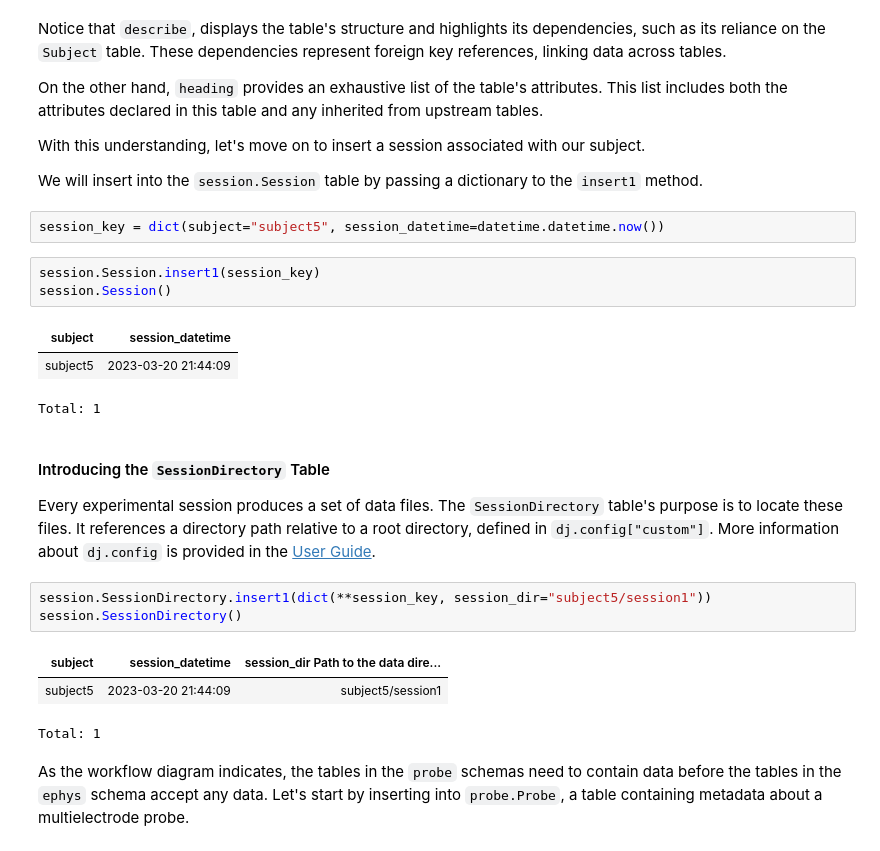
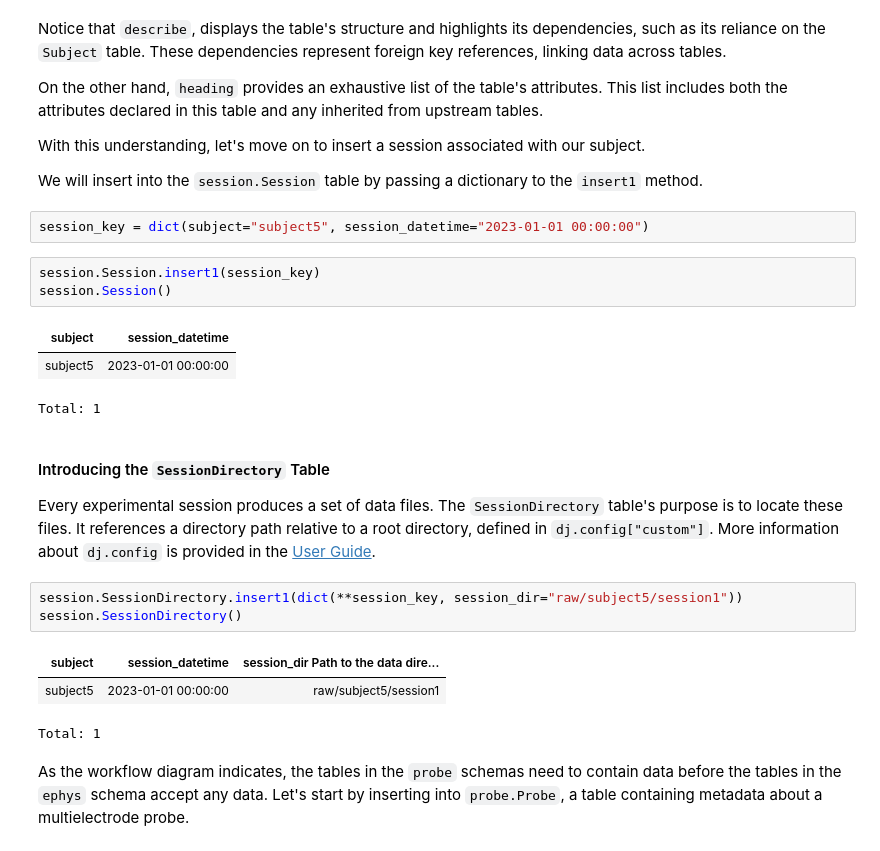
Before and after one commit to datajoint/element-array-ephys, a Jupyter notebook: notebooks/tutorial.ipynb, the cells around one changed output. Saved outputs shown, nothing was run; the diff lists cells and outputs as text.

```diff
--- a/notebooks/tutorial.ipynb
+++ b/notebooks/tutorial.ipynb
@@ -190,13 +201,13 @@ With this understanding, let's move on to insert a session associated with our s
 
 We will insert into the `session.Session` table by passing a dictionary to the `insert1` method.
 # %%
-session_key = dict(subject="subject5", session_datetime=datetime.datetime.now())
+session_key = dict(subject="subject5", session_datetime="2023-01-01 00:00:00")
 # %%
 session.Session.insert1(session_key)
 session.Session()
 # %% [output]
 | subject | session_datetime |
-| subject5 | 2023-03-20 21:44:09 |
+| subject5 | 2023-01-01 00:00:00 |
 Total: 1
 # %% [markdown]
 #### Introducing the `SessionDirectory` Table
@@ -207,11 +218,11 @@ directory, defined in `dj.config["custom"]`. More
 information about `dj.config` is provided in the [User
 Guide](https://datajoint.com/docs/elements/user-guide/).
 # %%
-session.SessionDirectory.insert1(dict(**session_key, session_dir="subject5/session1"))
+session.SessionDirectory.insert1(dict(**session_key, session_dir="raw/subject5/session1"))
 session.SessionDirectory()
 # %% [output]
 | subject | session_datetime | session_dir Path to the data dire... |
-| subject5 | 2023-03-20 21:44:09 | subject5/session1 |
+| subject5 | 2023-01-01 00:00:00 | raw/subject5/session1 |
 Total: 1
 # %% [markdown]
 As the workflow diagram indicates, the tables in the `probe` schemas need to
```
Also changed, not shown: parts of 14 cells of this notebook.
